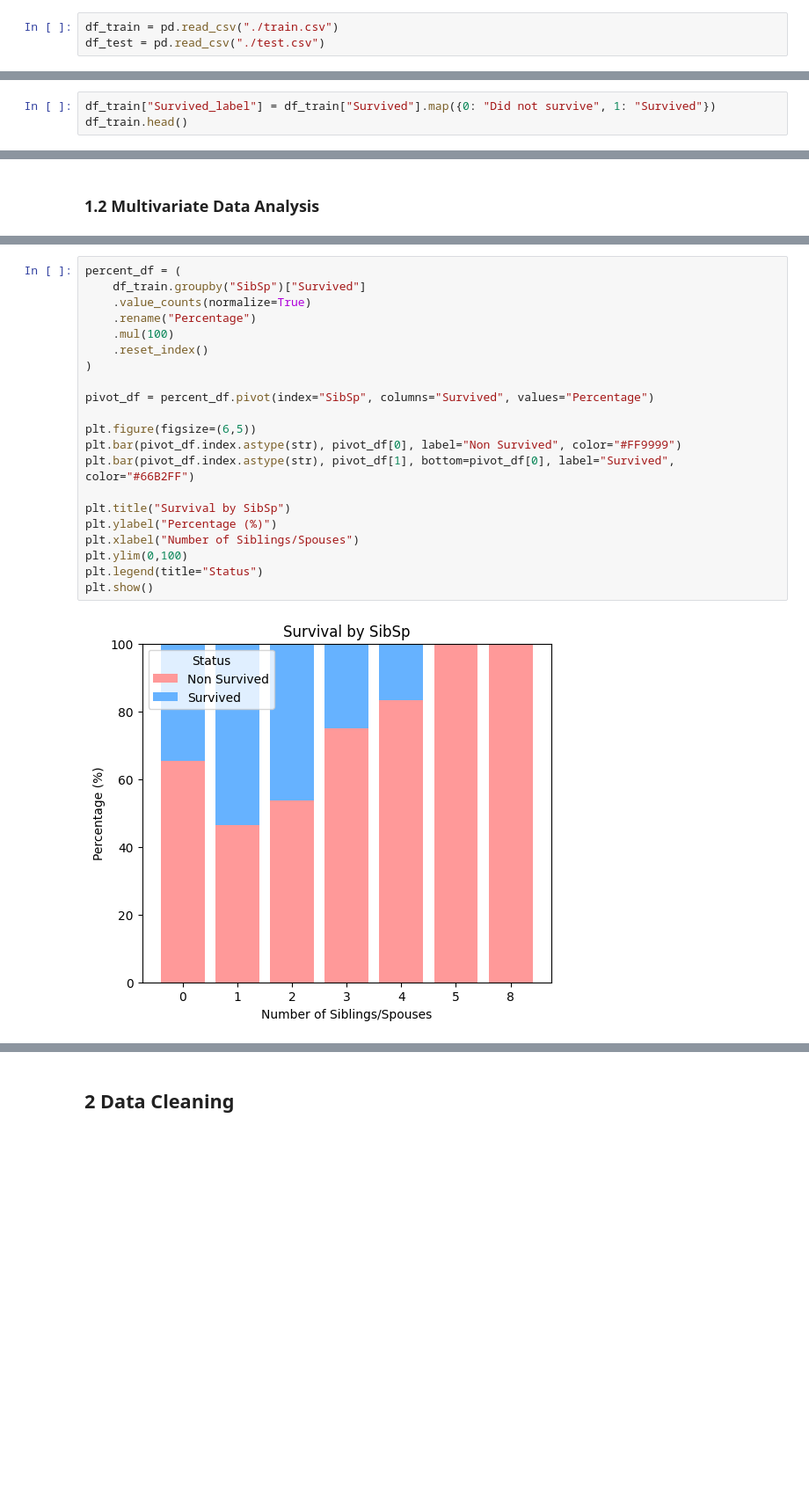
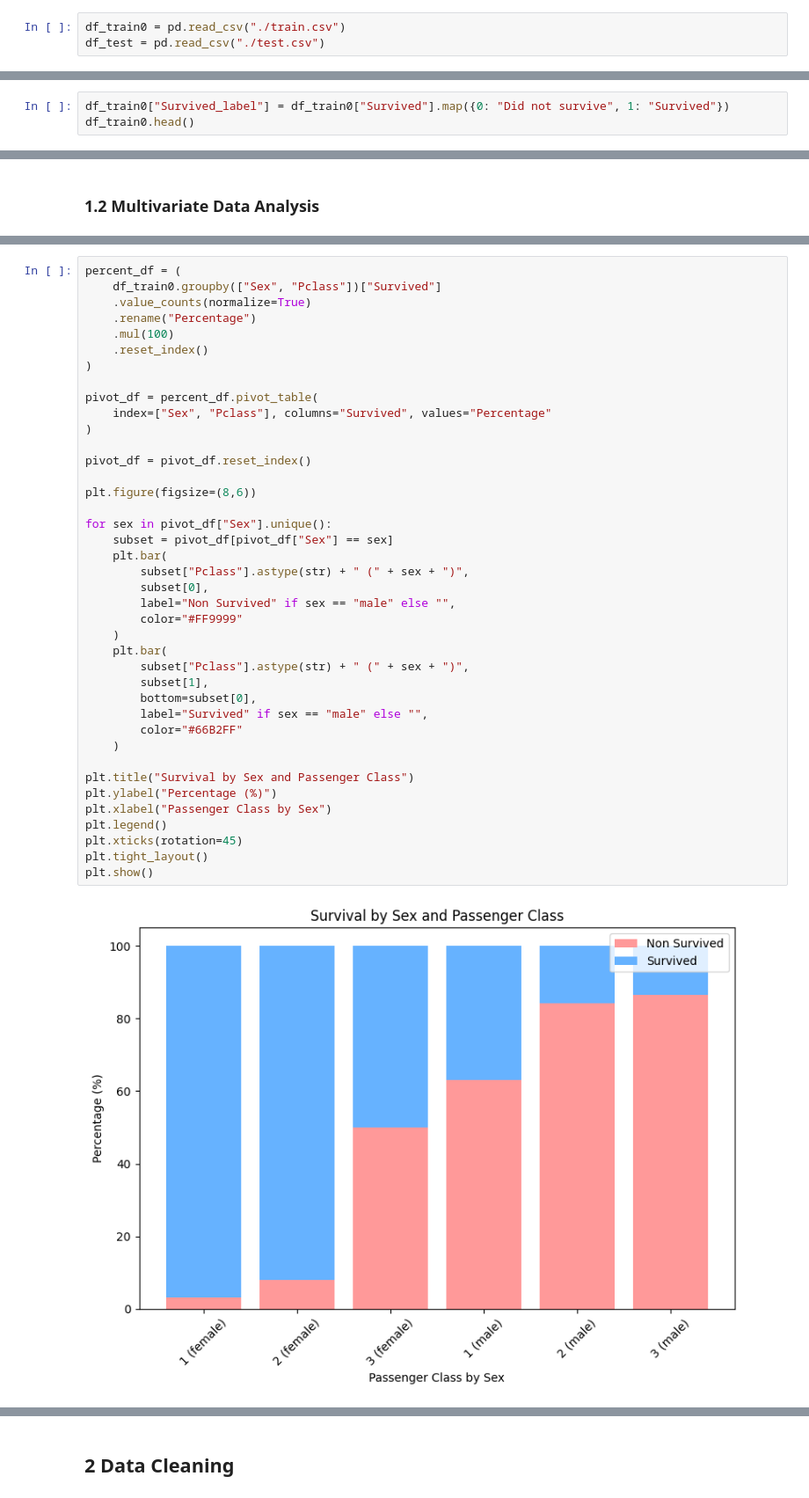
Before and after one commit to fede-giorgi/Transformer_is_All_You_Need, a Jupyter notebook: project.ipynb, the cells around one changed output, grey strips where cells are left out. Shown at 88% size. Drawn from its saved outputs; the diff is of its cells as text; blank space fills up the shorter version.

```diff
--- a/project.ipynb
+++ b/project.ipynb
@@ -55,13 +55,13 @@ from sklearn.calibration import calibration_curve
 from sklearn.impute import SimpleImputer
 from sklearn.naive_bayes import GaussianNB
 # %%
-df_train = pd.read_csv("./train.csv")
+df_train0 = pd.read_csv("./train.csv")
 df_test = pd.read_csv("./test.csv")
 # %% [markdown]
 ## 1 Exploratory data analysis and visualization
 # %%
-df_train["Survived_label"] = df_train["Survived"].map({0: "Did not survive", 1: "Survived"})
-df_train.head()
+df_train0["Survived_label"] = df_train0["Survived"].map({0: "Did not survive", 1: "Survived"})
+df_train0.head()
 # %% [output]
 |  | PassengerId | Survived | Pclass | Name | Sex | Age | SibSp | Parch | Ticket | Fare | ... |
 | 0 | 1 | 0 | 3 | Braund, Mr. Owen Harris | male | 22.0 | 1 | 0 | A/5 21171 | 7.2500 | ... |
@@ -286,23 +485,42 @@ plt.show()
 # %%
 percent_df = (
-    df_train.groupby("SibSp")["Survived"]
+    df_train0.groupby(["Sex", "Pclass"])["Survived"]
     .value_counts(normalize=True)
     .rename("Percentage")
     .mul(100)
     .reset_index()
 )
 
-pivot_df = percent_df.pivot(index="SibSp", columns="Survived", values="Percentage")
+pivot_df = percent_df.pivot_table(
+    index=["Sex", "Pclass"], columns="Survived", values="Percentage"
+)
 
-plt.figure(figsize=(6,5))
-plt.bar(pivot_df.index.astype(str), pivot_df[0], label="Non Survived", color="#FF9999")
-plt.bar(pivot_df.index.astype(str), pivot_df[1], bottom=pivot_df[0], label="Survived", color="#66B2FF")
+pivot_df = pivot_df.reset_index()
 
-plt.title("Survival by SibSp")
+plt.figure(figsize=(8,6))
+
+for sex in pivot_df["Sex"].unique():
+    subset = pivot_df[pivot_df["Sex"] == sex]
+    plt.bar(
+        subset["Pclass"].astype(str) + " (" + sex + ")",
+        subset[0],
+        label="Non Survived" if sex == "male" else "",
+        color="#FF9999"
+    )
+    plt.bar(
+        subset["Pclass"].astype(str) + " (" + sex + ")",
+        subset[1],
+        bottom=subset[0],
+        label="Survived" if sex == "male" else "",
+        color="#66B2FF"
+    )
+
+plt.title("Survival by Sex and Passenger Class")
 plt.ylabel("Percentage (%)")
-plt.xlabel("Number of Siblings/Spouses")
-plt.ylim(0,100)
-plt.legend(title="Status")
+plt.xlabel("Passenger Class by Sex")
+plt.legend()
+plt.xticks(rotation=45)
+plt.tight_layout()
 plt.show()
 # %% [output]
-[figure, old version]
+[figure, new version]
```
Also changed, not shown: parts of 69 cells of this notebook.
